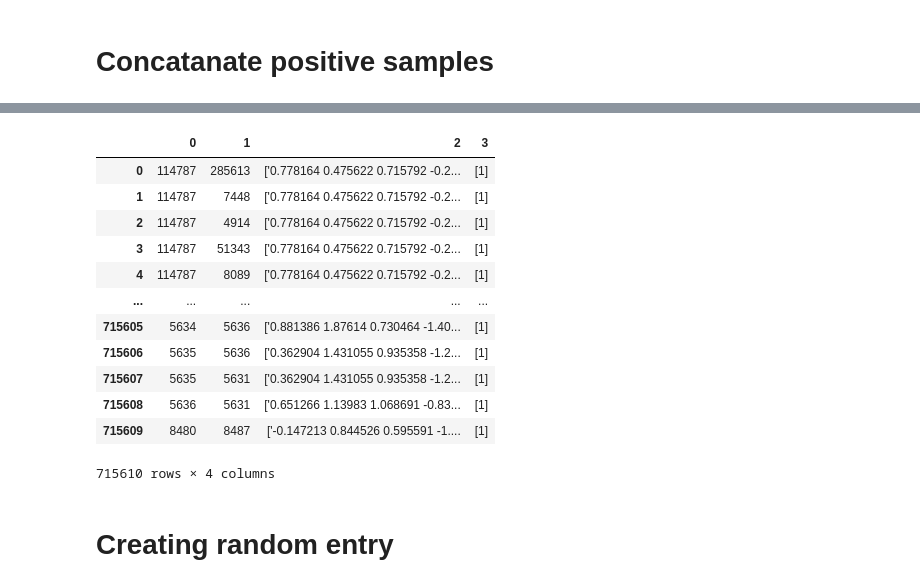
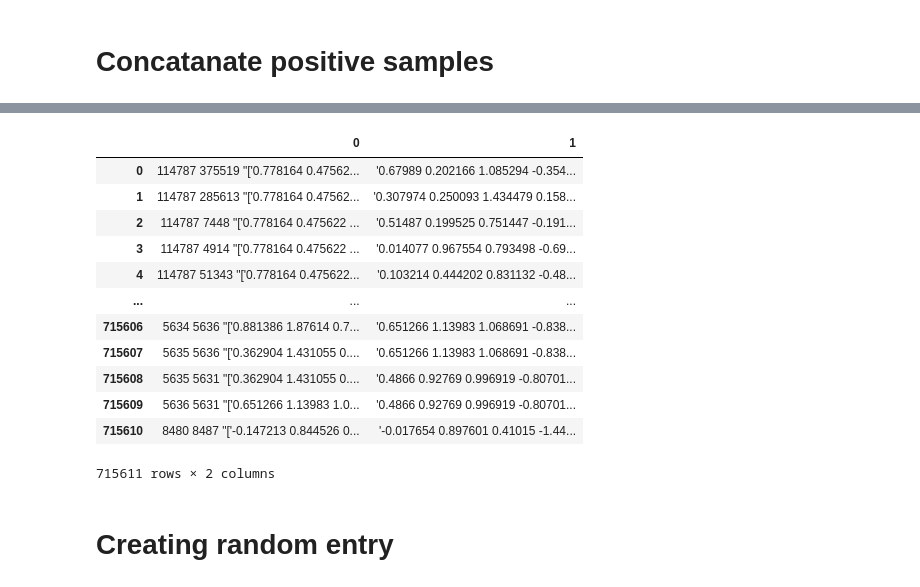
Before and after one commit to RodrigoEslava/cpython, a Jupyter notebook: teste_concatenação.ipynb, the cells around one changed output, grey strips where cells are left out. Saved outputs shown, nothing was run; the diff lists cells and outputs as text; code cells hidden in the pictures.

```diff
--- a/teste_concatenação.ipynb
+++ b/teste_concatenação.ipynb
@@ -99,22 +115,22 @@ first_df.to_csv(r"defenility_concatanate")
 # %%
-concatanate_file = pd.read_csv("definitely_concatanate.txt", sep=" ", header= None)
+concatanate_file = pd.read_csv("concatanate_positive_samples", sep = ",", header = None)
 
 c = pd.DataFrame(concatanate_file)
 c
 # %% [output]
-|  | 0 | 1 | 2 | 3 |
-| 0 | 114787 | 285613 | ['0.778164 0.475622 0.715792 -0.2... | [1] |
-| 1 | 114787 | 7448 | ['0.778164 0.475622 0.715792 -0.2... | [1] |
-| 2 | 114787 | 4914 | ['0.778164 0.475622 0.715792 -0.2... | [1] |
-| 3 | 114787 | 51343 | ['0.778164 0.475622 0.715792 -0.2... | [1] |
-| 4 | 114787 | 8089 | ['0.778164 0.475622 0.715792 -0.2... | [1] |
-| ... | ... | ... | ... | ... |
-| 715605 | 5634 | 5636 | ['0.881386 1.87614 0.730464 -1.40... | [1] |
-| 715606 | 5635 | 5636 | ['0.362904 1.431055 0.935358 -1.2... | [1] |
-| 715607 | 5635 | 5631 | ['0.362904 1.431055 0.935358 -1.2... | [1] |
-| 715608 | 5636 | 5631 | ['0.651266 1.13983 1.068691 -0.83... | [1] |
-| 715609 | 8480 | 8487 | ['-0.147213 0.844526 0.595591 -1.... | [1] |
+|  | 0 | 1 |
+| 0 | 114787 375519 "['0.778164 0.47562... | '0.67989 0.202166 1.085294 -0.354... |
+| 1 | 114787 285613 "['0.778164 0.47562... | '0.307974 0.250093 1.434479 0.158... |
+| 2 | 114787 7448 "['0.778164 0.475622 ... | '0.51487 0.199525 0.751447 -0.191... |
+| 3 | 114787 4914 "['0.778164 0.475622 ... | '0.014077 0.967554 0.793498 -0.69... |
+| 4 | 114787 51343 "['0.778164 0.475622... | '0.103214 0.444202 0.831132 -0.48... |
+| ... | ... | ... |
+| 715606 | 5634 5636 "['0.881386 1.87614 0.7... | '0.651266 1.13983 1.068691 -0.838... |
+| 715607 | 5635 5636 "['0.362904 1.431055 0.... | '0.651266 1.13983 1.068691 -0.838... |
+| 715608 | 5635 5631 "['0.362904 1.431055 0.... | '0.4866 0.92769 0.996919 -0.80701... |
+| 715609 | 5636 5631 "['0.651266 1.13983 1.0... | '0.4866 0.92769 0.996919 -0.80701... |
+| 715610 | 8480 8487 "['-0.147213 0.844526 0... | '-0.017654 0.897601 0.41015 -1.44... |
-715610 rows × 4 columns
+715611 rows × 2 columns
 # %% [markdown]
 # Creating random entry
 # %% [markdown]
```
Also changed, not shown: parts of 22 cells of this notebook.
